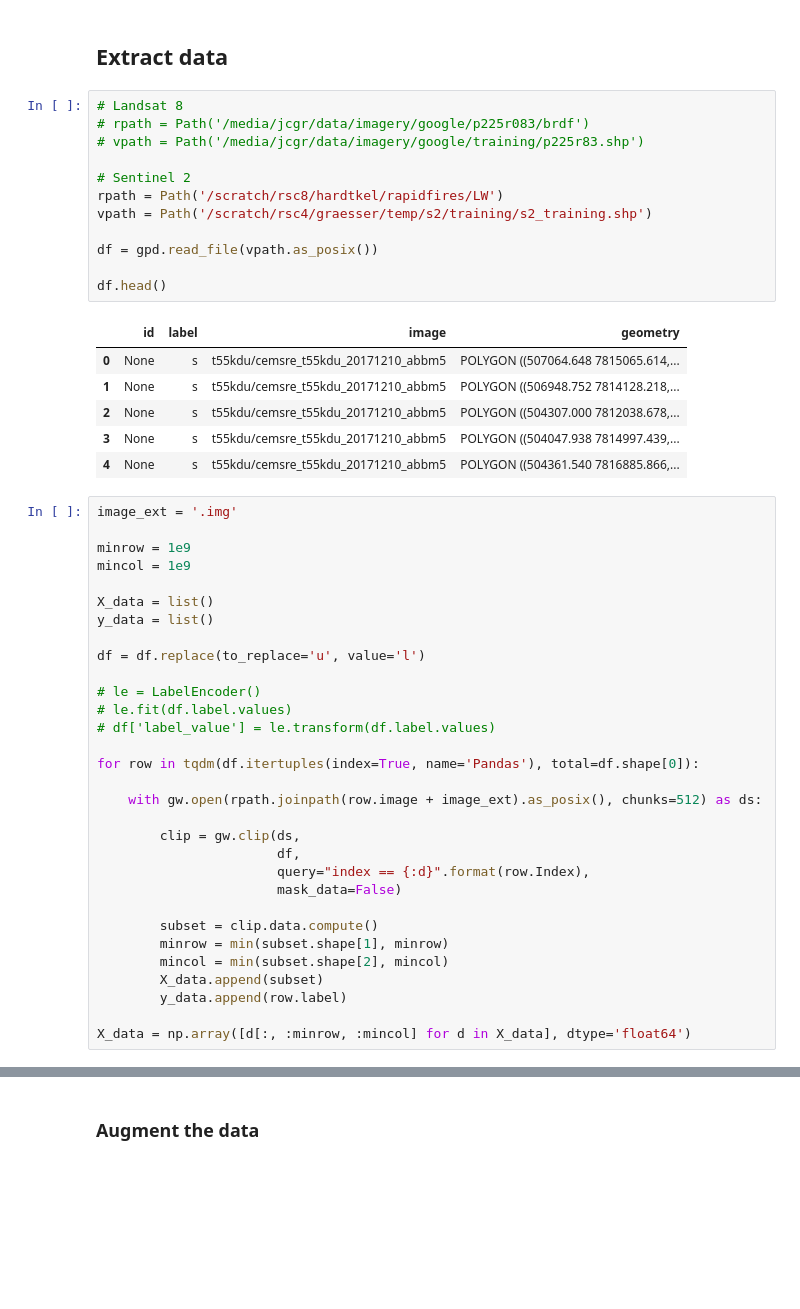
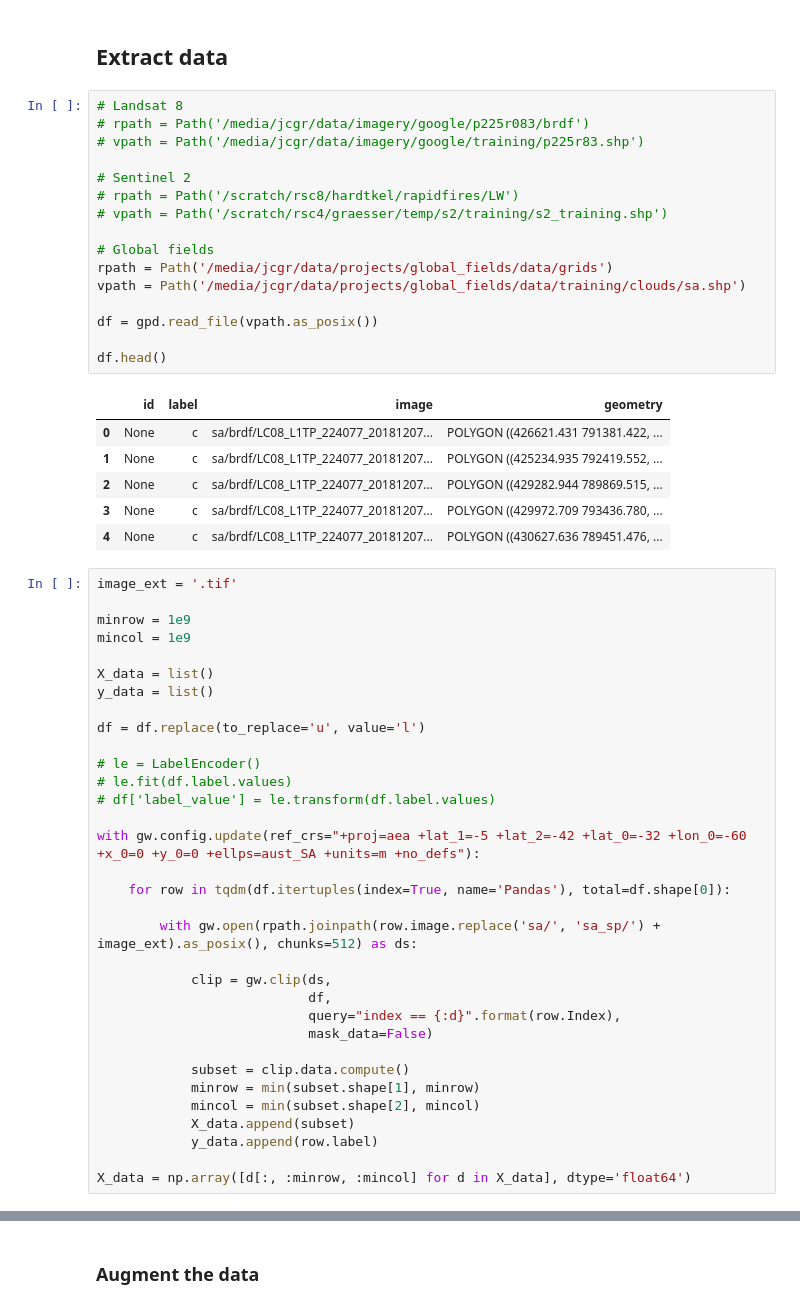
Before and after one commit to jgrss/geowombat, a Jupyter notebook: notebooks/clouds.ipynb, the cells around one changed output, grey strips where cells are left out. Saved outputs shown, nothing was run; the diff lists cells and outputs as text; blank space fills up the shorter version.

```diff
--- a/notebooks/clouds.ipynb
+++ b/notebooks/clouds.ipynb
@@ -145,24 +125,28 @@ def array_to_dict(sensor, *args):
 # %%
 # Landsat 8
 # rpath = Path('/media/jcgr/data/imagery/google/p225r083/brdf')
 # vpath = Path('/media/jcgr/data/imagery/google/training/p225r83.shp')
 
 # Sentinel 2
-rpath = Path('/scratch/rsc8/hardtkel/rapidfires/LW')
-vpath = Path('/scratch/rsc4/graesser/temp/s2/training/s2_training.shp')
+# rpath = Path('/scratch/rsc8/hardtkel/rapidfires/LW')
+# vpath = Path('/scratch/rsc4/graesser/temp/s2/training/s2_training.shp')
+
+# Global fields
+rpath = Path('/media/jcgr/data/projects/global_fields/data/grids')
+vpath = Path('/media/jcgr/data/projects/global_fields/data/training/clouds/sa.shp')
 
 df = gpd.read_file(vpath.as_posix())
 
 df.head()
 # %% [output]
 |  | id | label | image | geometry |
-| 0 | None | s | t55kdu/cemsre_t55kdu_20171210_abbm5 | POLYGON ((507064.648 7815065.614,... |
-| 1 | None | s | t55kdu/cemsre_t55kdu_20171210_abbm5 | POLYGON ((506948.752 7814128.218,... |
-| 2 | None | s | t55kdu/cemsre_t55kdu_20171210_abbm5 | POLYGON ((504307.000 7812038.678,... |
-| 3 | None | s | t55kdu/cemsre_t55kdu_20171210_abbm5 | POLYGON ((504047.938 7814997.439,... |
-| 4 | None | s | t55kdu/cemsre_t55kdu_20171210_abbm5 | POLYGON ((504361.540 7816885.866,... |
+| 0 | None | c | sa/brdf/LC08_L1TP_224077_20181207... | POLYGON ((426621.431 791381.422, ... |
+| 1 | None | c | sa/brdf/LC08_L1TP_224077_20181207... | POLYGON ((425234.935 792419.552, ... |
+| 2 | None | c | sa/brdf/LC08_L1TP_224077_20181207... | POLYGON ((429282.944 789869.515, ... |
+| 3 | None | c | sa/brdf/LC08_L1TP_224077_20181207... | POLYGON ((429972.709 793436.780, ... |
+| 4 | None | c | sa/brdf/LC08_L1TP_224077_20181207... | POLYGON ((430627.636 789451.476, ... |
 # %%
-image_ext = '.img'
+image_ext = '.tif'
 
 minrow = 1e9
 mincol = 1e9
@@ -176,20 +160,22 @@ df = df.replace(to_replace='u', value='l')
 # le.fit(df.label.values)
 # df['label_value'] = le.transform(df.label.values)
 
-for row in tqdm(df.itertuples(index=True, name='Pandas'), total=df.shape[0]):
+with gw.config.update(ref_crs="+proj=aea +lat_1=-5 +lat_2=-42 +lat_0=-32 +lon_0=-60 +x_0=0 +y_0=0 +ellps=aust_SA +units=m +no_defs"):
 
-    with gw.open(rpath.joinpath(row.image + image_ext).as_posix(), chunks=512) as ds:
+    for row in tqdm(df.itertuples(index=True, name='Pandas'), total=df.shape[0]):
 
-        clip = gw.clip(ds,
-                       df,
-                       query="index == {:d}".format(row.Index),
-                       mask_data=False)
+        with gw.open(rpath.joinpath(row.image.replace('sa/', 'sa_sp/') + image_ext).as_posix(), chunks=512) as ds:
 
-        subset = clip.data.compute()
-        minrow = min(subset.shape[1], minrow)
-        mincol = min(subset.shape[2], mincol)
-        X_data.append(subset)
-        y_data.append(row.label)
+            clip = gw.clip(ds,
+                           df,
+                           query="index == {:d}".format(row.Index),
+                           mask_data=False)
+
+            subset = clip.data.compute()
+            minrow = min(subset.shape[1], minrow)
+            mincol = min(subset.shape[2], mincol)
+            X_data.append(subset)
+            y_data.append(row.label)
 
 X_data = np.array([d[:, :minrow, :mincol] for d in X_data], dtype='float64')
 # %%
```
Also changed, not shown: parts of 18 cells of this notebook, 6 other files.
